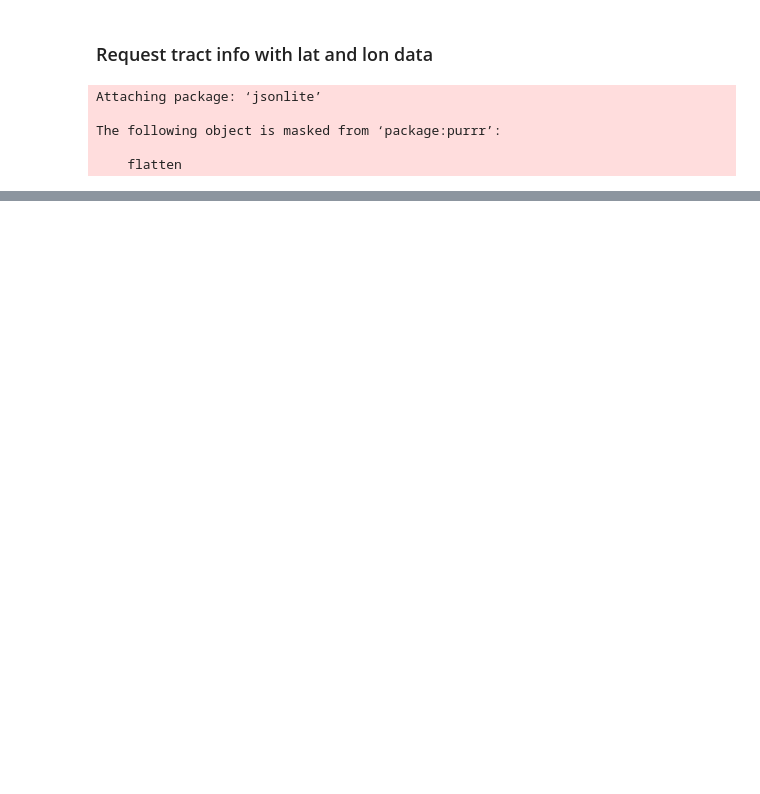
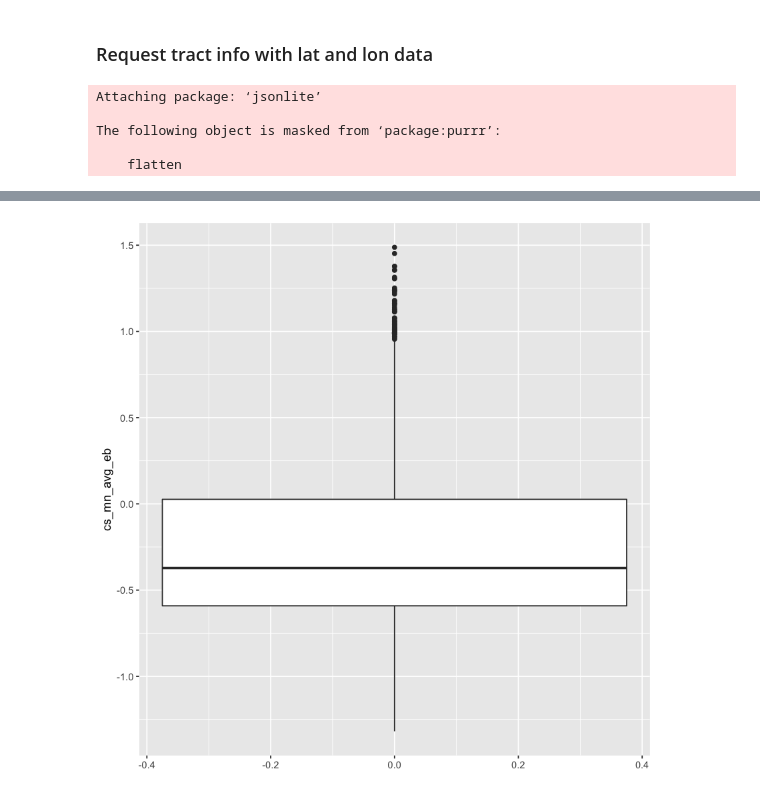
Before and after one commit to dylanedwardmoore/walkabilityschoolsproject, a Jupyter notebook: data_analysis-v2.ipynb, the cells around one changed output, grey strips where cells are left out. Drawn from its saved outputs; the diff is of its cells as text; code cells hidden in the pictures; blank space fills up the shorter version.

```diff
--- a/data_analysis-v2.ipynb
+++ b/data_analysis-v2.ipynb
@@ -206,0 +219,21 @@ write.csv(df2,"wip_2.csv", row.names = FALSE)
+# %%
+## Create Y indicator value, which equals 1 if cs_mn_avg_eb > 3rd Qu. value and 0 otherwise
+df = select(df, -"high_performing")
+df_size = nrow(df)
+high_performing = rep(NA, df_size)
+high_performing_cutoff = quantile(df$cs_mn_avg_eb, c(0.5))
+for (i in 1:df_size) {
+    row = df[i, ]
+    is_high_performing = 0
+    if (row$cs_mn_avg_eb >= high_performing_cutoff) {
+        is_high_performing = 1
+    }
+    high_performing[i] <- is_high_performing
+}
+df = cbind(df, high_performing)
+# %%
+box_plot = ggplot(data= df, mapping=aes(y=cs_mn_avg_eb)) + geom_boxplot()
+# abline(h = quantile(df$cs_mn_avg_eb, c(0.25, 0.75)), col='red')
+box_plot
+# %% [output]
+[figure, added]
```
Also changed, not shown: parts of 6 cells of this notebook.
